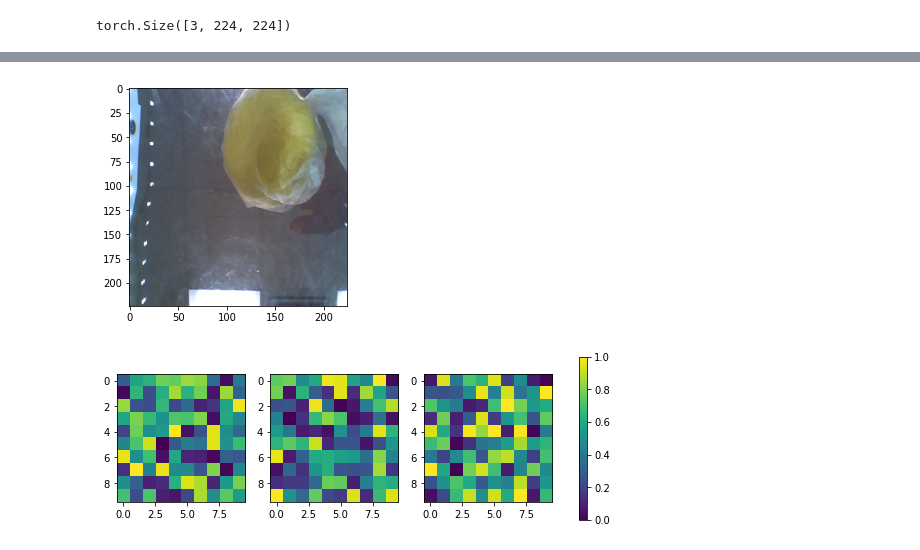
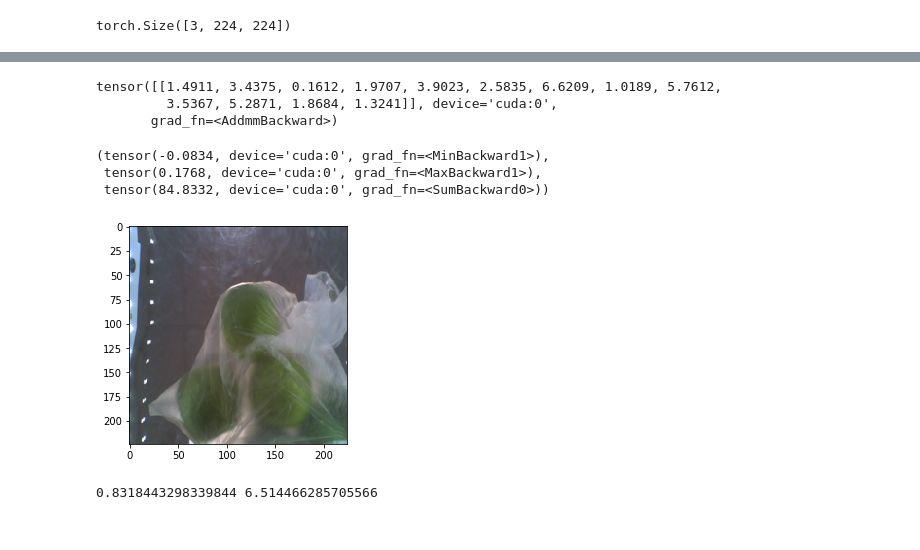
Before and after one commit to MihailMV/Fruits-and-vegetables, a Jupyter notebook: NN_fruits_and_vegetables.ipynb, the cells around one changed output, grey strips where cells are left out. Saved outputs shown, nothing was run; the diff lists cells and outputs as text; code cells hidden in the pictures.

```diff
--- a/NN_fruits_and_vegetables.ipynb
+++ b/NN_fruits_and_vegetables.ipynb
@@ -73,8 +69,8 @@ import matplotlib.pyplot as plt
 # %%
 train_transforms = transforms.Compose([
     #transforms.RandomPerspective(),
-    #transforms.RandomRotation(degrees=45),
     transforms.ColorJitter(0.5,0.5,0.5),
+    transforms.RandomRotation(degrees=45),
     #transforms.RandomResizedCrop(size=256, scale=(0.5, 1.0)),
     transforms.Resize(IMG_SIZE),
     #transforms.CenterCrop(size=224),
@@ -379,0 +385,14 @@ def show_img(input_tensor, title='', normalize = True):
+# %%
+img2 = img.clone()
+# %%
+model(img2.view([1] + list(img2.size())))
+# %% [output]
+tensor([[1.4911, 3.4375, 0.1612, 1.9707, 3.9023, 2.5835, 6.6209, 1.0189, 5.7612,
+         3.5367, 5.2871, 1.8684, 1.3241]], device='cuda:0',
+       grad_fn=<AddmmBackward>)
+# %%
+model.fc.weight.min(), model.fc.weight.max(), model.fc.weight.sum()
+# %% [output]
+(tensor(-0.0834, device='cuda:0', grad_fn=<MinBackward1>),
+ tensor(0.1768, device='cuda:0', grad_fn=<MaxBackward1>),
+ tensor(84.8332, device='cuda:0', grad_fn=<SumBackward0>))
@@ -380,17 +404,4 @@ def show_img(input_tensor, title='', normalize = True):
 # %%
-show_input(img.cpu())
+show_input(img2.cpu())
 # %% [output]
-[figure, old version]
+[figure, new version]
-# %%
-import numpy as np
-import matplotlib.pyplot as plt
-
-fig, axes = plt.subplots(nrows=1, ncols=3, figsize=(9.75, 3))
-for ax in axes.flat:
-    im = ax.imshow(np.random.random((10,10)), vmin=0, vmax=1)
-
-fig.colorbar(im, ax=axes.ravel().tolist())
-
-plt.show()
-# %% [output]
-[figure, removed]
@@ -396,0 +410,12 @@ plt.show()
+# %%
+  optimizer = torch.optim.Adam([img2], lr=1.0e-1, weight_decay = 0.05, amsgrad=True)
+
+#for i in range(10):
+  optimizer.zero_grad()
+  loss_value = loss(model(img2.view([1] + list(img2.size()))), torch.tensor([class_id]).to(device))
+  #if i % 20 == 0:
+  print(loss_value.item(), model(img2.view([1] + list(img2.size())))[0][class_id].item())
+  loss_value.backward()
+  optimizer.step()
+# %% [output]
+0.8318443298339844 6.514466285705566
```
Also changed, not shown: parts of 30 cells of this notebook.
